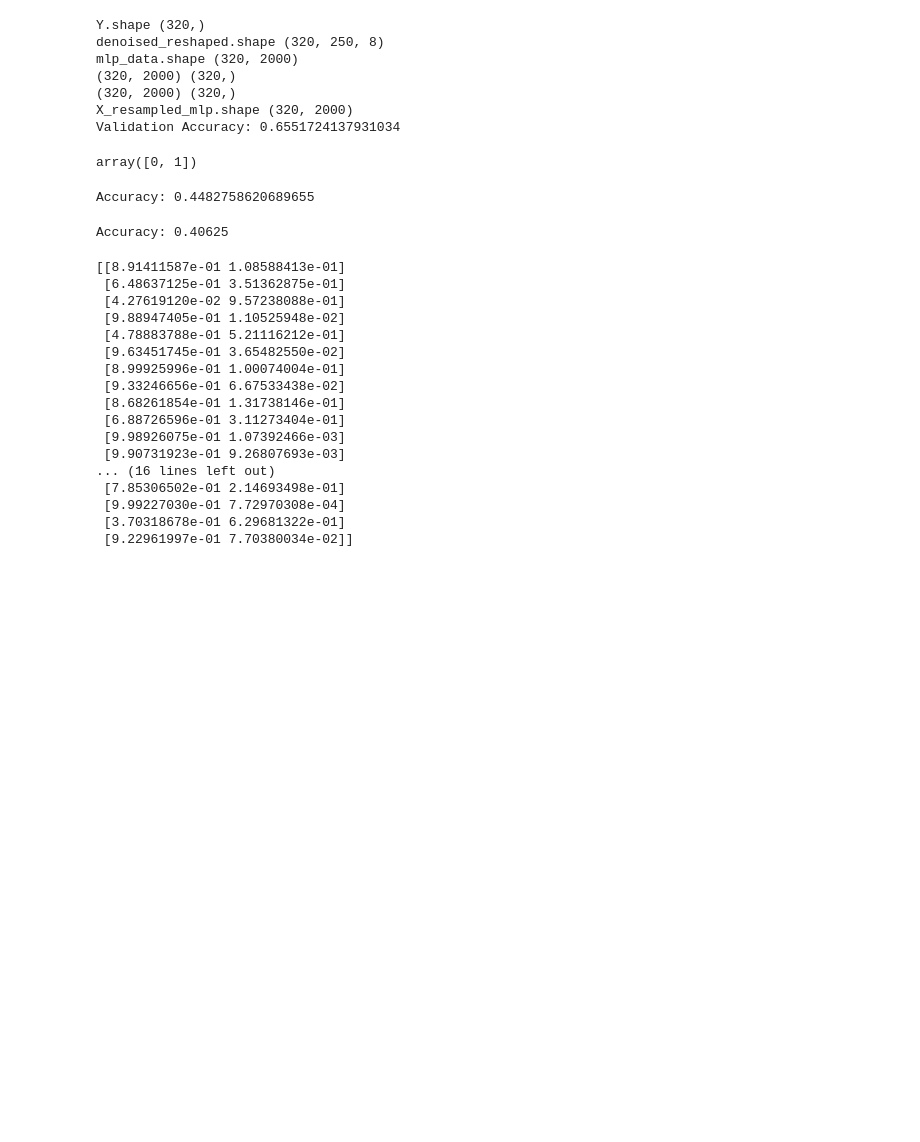
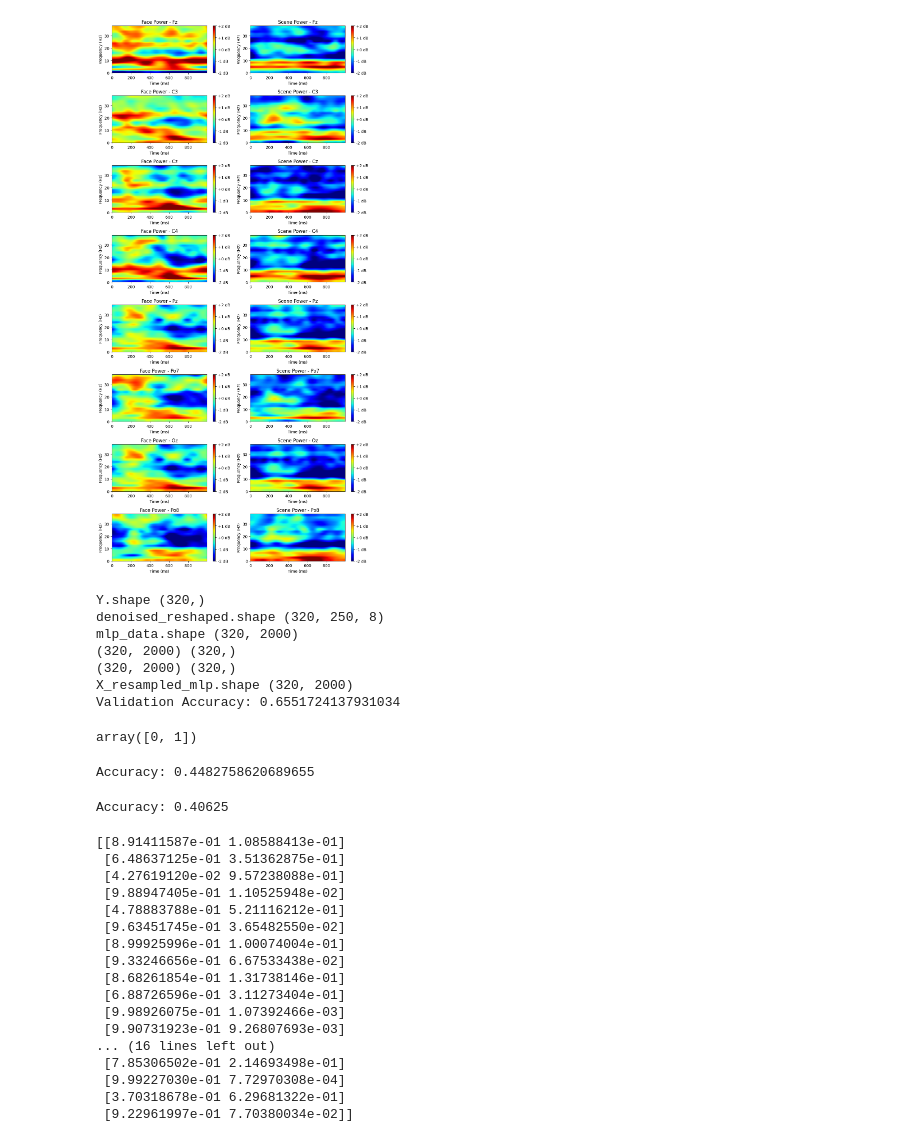
Before and after one commit to AbiriLab/Neurofeedback-Based-BCI, a Jupyter notebook: SVM_V3.ipynb, the cells around one changed output. Saved outputs shown, nothing was run; the diff lists cells and outputs as text; code cells hidden in the pictures; blank space fills up the shorter version.

```diff
--- a/SVM_V3.ipynb
+++ b/SVM_V3.ipynb
@@ -408,3 +641,57 @@ for channel_idx, channel_name in enumerate(selected_columns):
+# %%
+import numpy as np
+import pandas as pd
+
+for channel, power_data in power_matrices_s.items():
+    # Convert the list of arrays into a 2D array
+    power_matrix = np.concatenate(power_data, axis=1)  # Concatenate along the second axis
+
+    # Convert to DataFrame
+    df = pd.DataFrame(power_matrix)
+
+    # Save to CSV
+    df.to_csv(f'scene_power_matrix_{channel}.csv', index=False)
+# %%
+# Calculate the sampling interval
+sampling_interval = 1 / 250
+times = np.arange(0, 1, step=sampling_interval)
+times = times * 1000
+# %%
+def plot_time_frequency(data, title, ax):
+    # Use the provided axes object for plotting
+    data_to_plot = 10 * np.log10(data.T + 1e-6)  # Transpose and Log transform of power; add a small constant to avoid log(0)
+    img = ax.imshow(data_to_plot, aspect='auto', cmap='jet', origin='lower',
+                    extent=[times[0], times[-1], frequencies[0], frequencies[-1]], vmin=-2, vmax=2)
+    fig.colorbar(img, ax=ax, format='%+2.0f dB')  # Use fig.colorbar to specify the axes
+    ax.set_xlabel('Time (ms)')
+    ax.set_ylabel('Frequency (Hz)')
+    ax.set_title(title)
+
+
+n_channels = 8
+fig, axs = plt.subplots(n_channels, 2, figsize=(10, 20))  # Adjust figsize as needed
+
+for i, channel in enumerate(selected_columns):
+    # Load from CSV
+    df_face = pd.read_csv(f'face_power_matrix_{channel}.csv')
+    df_scene = pd.read_csv(f'scene_power_matrix_{channel}.csv')
+
+    # Convert DataFrame to numpy array
+    face_power_matrix = df_face.to_numpy()
+    scene_power_matrix = df_scene.to_numpy()
+
+    # Use the data from the 50th sample point to 300th
+    face_power_matrix_reduced = face_power_matrix[50:300, :]
+    scene_power_matrix_reduced = scene_power_matrix[50:300, :]
+
+    # Plot the results for face and scene
+    plot_time_frequency(face_power_matrix_reduced, f'Face Power - {channel}', axs[i, 0])
+    plot_time_frequency(scene_power_matrix_reduced, f'Scene Power - {channel}', axs[i, 1])
+
+plt.tight_layout()
+plt.show()
+# %% [output]
+[figure, added]
 # %%
 ################################################################################################################
 #Input to the classifier
```
Also changed, not shown: parts of 14 cells of this notebook, 16 other files.
